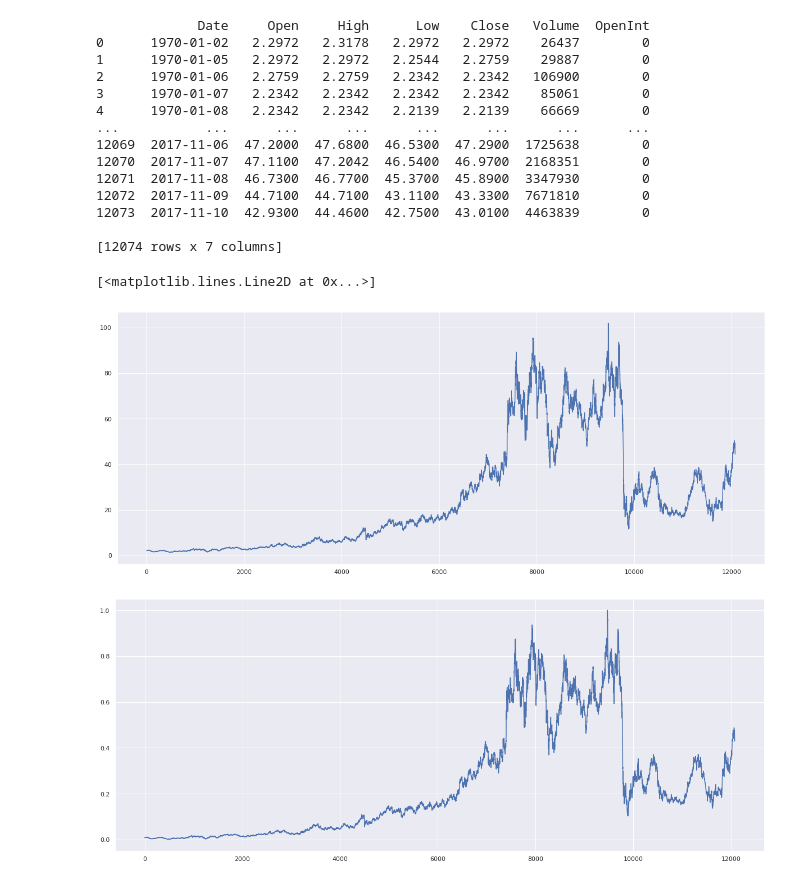
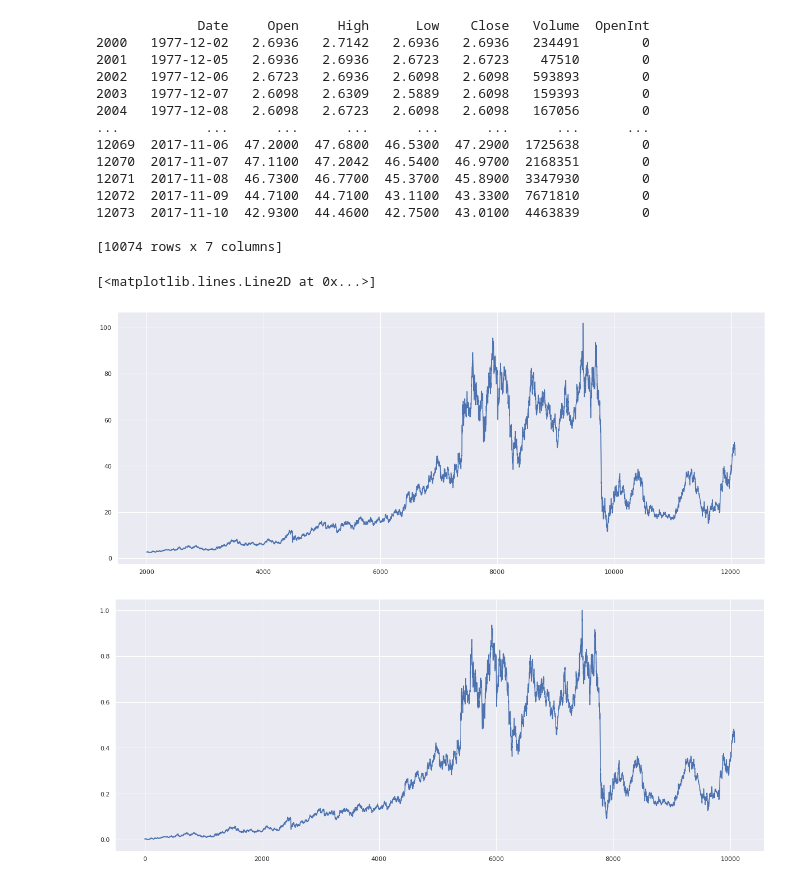
Before and after one commit to lorenz0890/motif_stock_prediction, a Jupyter notebook: motif_stock_prediction.ipynb, the cells around one changed output. Cells and saved outputs as stored; diff of their text form; code cells hidden in the pictures.

```diff
--- a/motif_stock_prediction.ipynb
+++ b/motif_stock_prediction.ipynb
@@ -18,26 +18,26 @@ from sklearn.neural_network import MLPClassifier
 sns.set(rc={'figure.figsize':(20.7,8.27)})
 # %%
 #Dataset https://www.kaggle.com/borismarjanovic/price-volume-data-for-all-us-stocks-etfs
-df = pd.read_csv('price-volume-data-for-all-us-stocks-etfs/Stocks/aa.us.txt', sep=",", header=0)
+df = pd.read_csv('price-volume-data-for-all-us-stocks-etfs/Stocks/aa.us.txt', sep=",", header=0).iloc[2000:]
 print(df)
 plt.plot(df['High'])
 # %% [output]
              Date     Open     High      Low    Close   Volume  OpenInt
-0      1970-01-02   2.2972   2.3178   2.2972   2.2972    26437        0
-1      1970-01-05   2.2972   2.2972   2.2544   2.2759    29887        0
-2      1970-01-06   2.2759   2.2759   2.2342   2.2342   106900        0
-3      1970-01-07   2.2342   2.2342   2.2342   2.2342    85061        0
-4      1970-01-08   2.2342   2.2342   2.2139   2.2139    66669        0
+2000   1977-12-02   2.6936   2.7142   2.6936   2.6936   234491        0
+2001   1977-12-05   2.6936   2.6936   2.6723   2.6723    47510        0
+2002   1977-12-06   2.6723   2.6936   2.6098   2.6098   593893        0
+2003   1977-12-07   2.6098   2.6309   2.5889   2.6098   159393        0
+2004   1977-12-08   2.6098   2.6723   2.6098   2.6098   167056        0
 ...           ...      ...      ...      ...      ...      ...      ...
 12069  2017-11-06  47.2000  47.6800  46.5300  47.2900  1725638        0
 12070  2017-11-07  47.1100  47.2042  46.5400  46.9700  2168351        0
 12071  2017-11-08  46.7300  46.7700  45.3700  45.8900  3347930        0
 12072  2017-11-09  44.7100  44.7100  43.1100  43.3300  7671810        0
 12073  2017-11-10  42.9300  44.4600  42.7500  43.0100  4463839        0
 
-[12074 rows x 7 columns]
+[10074 rows x 7 columns]
 [<matplotlib.lines.Line2D at 0x...>]
-[figure, old version]
+[figure, new version]
 # %%
 scaler = preprocessing.MinMaxScaler()
 scaler.fit(df[['High']].values)
@@ -48,4 +48,4 @@ plt.show()
 
 #plt.plot(df_normalized_diff)
 # %% [output]
-[figure, old version]
+[figure, new version]
```
Also changed, not shown: parts of 6 cells of this notebook.
